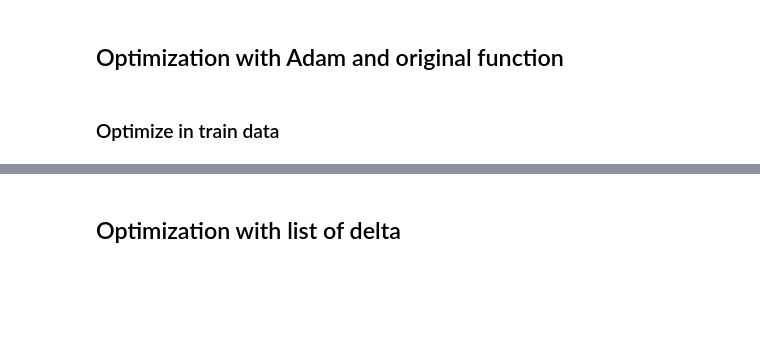
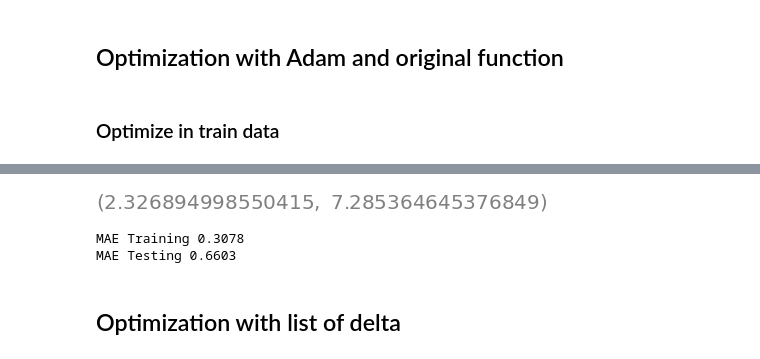
Before and after one commit to tridungduong16/InterpretableMachineLearning-ComprehensiveSurvey, a Jupyter notebook: Source Code/my_work/experiment/optimization_delta.ipynb, the cells around one changed output, grey strips where cells are left out. Drawn from its saved outputs; the diff is of its cells as text; code cells hidden in the pictures; blank space fills up the shorter version.

```diff
--- a/Source Code/my_work/experiment/optimization_delta.ipynb
+++ b/Source Code/my_work/experiment/optimization_delta.ipynb
@@ -93,11 +93,11 @@ def incre_ps(delta, data):
     return tf.reduce_mean(influence)
 
 def optimization(data):
-    threhold = tf.constant([0.001])
-    delta = tf.Variable(100., trainable = True)
+    threhold = tf.constant([0.005])
+    delta = tf.Variable(20., trainable = True)
     true_effect = np.mean(data['mu1'] - data['mu0'])
 
-    for i in range(150000):
+    for i in range(5000):
         with tf.GradientTape() as tape:
             influence = incre_ps(delta, data)
             loss = tf.math.abs(true_effect - influence)
@@ -112,32 +112,40 @@ def optimization(data):
 # %% [markdown]
 ### Optimize in train data
 # %%
-PATH_TRAIN = "/home/dtd/Documents/data/idhp/ihdp_npci_1-100.train.npz"
-PATH_TEST = "/home/dtd/Documents/data/idhp/ihdp_npci_1-100.test.npz"
-
 delta_seq = []
 losses = []
 losses_test = []
-for index_ in tqdm(range(1, 101)):
-    data = utils.load_data(PATH_TRAIN, index_)
-    data_test = utils.load_data(PATH_TEST, index_)
+
+df_result = pd.DataFrame()
+df_result['train_mae'] = 0
+df_result['test_mae'] = 0
+
+for index_ in (range(13, 101)):
+    data = utils.load_data(cf.IHDP_TRAIN, index_)
+    data_test = utils.load_data(cf.IHDP_TEST, index_)
     data_whole = pd.concat([data, data_test], sort=False)
-
-    #oversample = SMOTE()
-    #X_train_oversampled, y_train_oversampled = oversample.fit_sample(data_whole[cov].values, data_whole[treatment].values)
+    data, data_test = train_test_split(data_whole, test_size=0.1, random_state = 0)
+    data = data.reset_index()
+    data_test = data_test.reset_index()
 
     ## Fit treatment
+    print("Fit treament")
+
     model_t = LogisticRegression()
-    #     model_t.fit(X_train_oversampled, y_train_oversampled)
+    model_t.fit(data_whole[cov], data_whole[treatment])
 
     ## Fit outcome
-    model_y = GradientBoostingRegressor(random_state=0, n_estimators=500)
+    print("Fit outcome")
+
+    model_y = GradientBoostingRegressor(random_state=0, n_estimators=2000)
     model_y.fit(data_whole[features], data_whole[outcome])
 
     data['p1'] = model_t.predict_proba(data[cov])[:, 1]
     data['p0'] = 1 - data['p1']
 
     ## Compute counterfactual outcome with no treatment
+    print("Compute counterfactual outcome")
+
     data_pos = data.copy()
     data_pos[treatment] = 1
     data['cf1'] = model_y.predict(data_pos[features])
@@ -153,6 +161,8 @@ for index_ in tqdm(range(1, 101)):
     data['w0'] = data['ips_weight'] * data[treatment]
     data['w1'] = data['ips_weight'] * (1 - data[treatment])
 
+    print("Optimization")
+
     delta, loss = optimization(data)
     delta_r = delta.numpy()
     delta_seq.append(delta_r)
@@ -163,6 +173,7 @@ for index_ in tqdm(range(1, 101)):
     means_incre_test, stds_incre = np.mean(influence, axis=0), sem(influence,
                                                                    axis=0)
 
+    print("Calculate ATE in the testing set")
     true_effect = data['mu1'] - data['mu0']
     means_train, stds = np.mean(true_effect, axis=0), sem(true_effect, axis=0)
 
@@ -176,3 +187,6 @@ for index_ in tqdm(range(1, 101)):
     print("MAE on traning {:.2f}".format(loss.numpy()))
     print("MAE on testing {:.2f}".format(mae_test))
     print("*" * 100)
+
+    df_result.loc[index_,'train_mae'] = loss.numpy()
+    df_result.loc[index_,'test_mae'] = mae_test
@@ -178,0 +212,5 @@ for index_ in tqdm(range(1, 101)):
+# %%
+df_result.head()
+df_result.train_mae.max(), df_result.test_mae.max()
+# %% [output]
+[figure, added]
@@ -179,6 +219,9 @@ for index_ in tqdm(range(1, 101)):
 # %%
 print("MAE Training {:.4f}".format(np.mean(losses)))
 print("MAE Testing {:.4f}".format(np.mean(losses_test)))
+# %% [output]
+MAE Training 0.3078
+MAE Testing 0.6603
 # %%
 # MAE Training 0.1605
 # MAE Testing 0.5021
```
Also changed, not shown: parts of 5 cells of this notebook, 11 other files.
